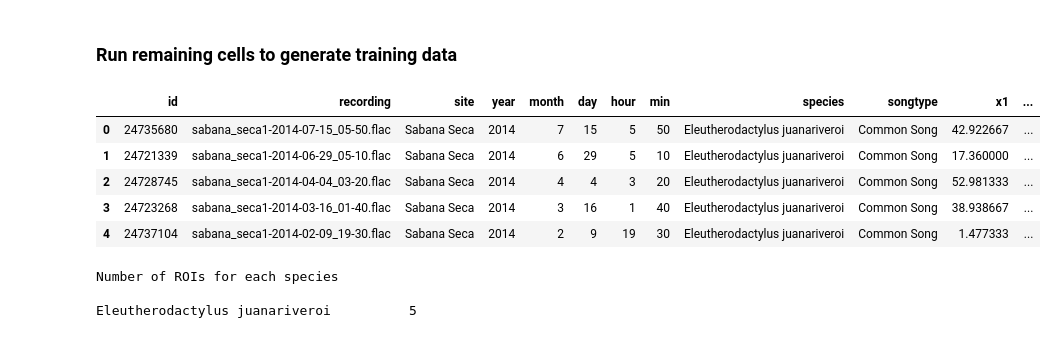
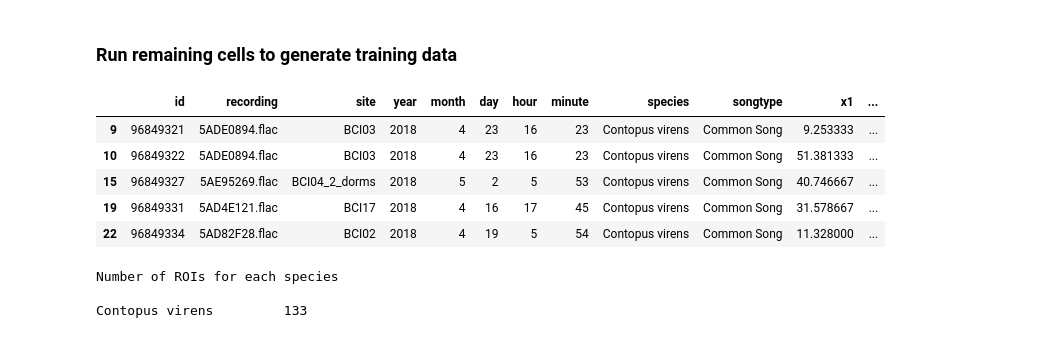
Before and after one commit to andrewcottam/arbimon2-cnn, a Jupyter notebook: 1_generate_training_files_from_annotation.ipynb, the cells around one changed output. Saved outputs shown, nothing was run; the diff lists cells and outputs as text; code cells hidden in the pictures.

```diff
--- a/1_generate_training_files_from_annotation.ipynb
+++ b/1_generate_training_files_from_annotation.ipynb
@@ -30,17 +30,18 @@ def download_rec(uri, rec_dir, filename):
 3. sound_annotation_file - File storing template matching validation metadata
 4. (Optional) sampling_rate - rate to resample training data recordings to
 # %%
-data_dir = '/home/jupyter/arbimon2-cnn/data/'
-train_set_dir = '/home/jupyter/arbimon2-cnn/data/train_tp/' # Folder where training data will be stored
+data_dir = '/home/jupyter/arbimon2-cnn/data/' #Added by andrew
+train_set_dir = '/home/jupyter/arbimon2-cnn/data/train_tp/' # Folder where training data will be stored - true positives
+train_dir_fp = '/home/jupyter/arbimon2-cnn/data/train_fp/' # directory with examples of false-positive spectrograms of each class
 recording_dir = '/home/jupyter/arbimon2-cnn/data/recordings/' # Folder holding recordings
-
-sound_annotation_files = ['./example_annotations.csv']
+# sound_annotation_files = ['./example_annotations.csv'] # pattern matching results from Arbimon
+sound_annotation_files = ['./Demo_MCC.csv'] # pattern matching results from Arbimon
 # File storing ROIs of detected sounds (animal calls)
 #     Required columns:
 #          species
 #          x1 (start time of sound)
 #          x2 (end time of sound)
-#          uri (recording file path)
+#          url (recording file path)
 
 sampling_rate = 48000 # training data recording sample rate
 # %% [markdown]
@@ -55,18 +58,20 @@ if not os.path.exists(train_set_dir):
 # %%
 if len(sound_annotation_files)==1:
-    rois= pd.read_csv(sound_annotation_files[0])
+    all_rois= pd.read_csv(sound_annotation_files[0])
+    is_validated = all_rois['validated']!='(not validated)'
+    all_rois = all_rois[is_validated] # only the validated recordings
 elif len(sound_annotation_files)==0:
     print('Must provide an annotation file')
 elif len(sound_annotation_files)>1:
-    rois = pd.read_csv(sound_annotation_files[0])
+    all_rois = pd.read_csv(sound_annotation_files[0])
     for i in sound_annotation_files[1:]:
         tmp = pd.read_csv(sound_annotation_files[i])
-        rois = pd.concat([rois,tmp])
-rois.head()
+        all_rois = pd.concat([all_rois,tmp])
+all_rois.head()
 # %% [output]
-|  | id | recording | site | year | month | day | hour | min | species | songtype | x1 | ... |
-| 0 | 24735680 | sabana_seca1-2014-07-15_05-50.flac | Sabana Seca | 2014 | 7 | 15 | 5 | 50 | Eleutherodactylus juanariveroi | Common Song | 42.922667 | ... |
-| 1 | 24721339 | sabana_seca1-2014-06-29_05-10.flac | Sabana Seca | 2014 | 6 | 29 | 5 | 10 | Eleutherodactylus juanariveroi | Common Song | 17.360000 | ... |
-| 2 | 24728745 | sabana_seca1-2014-04-04_03-20.flac | Sabana Seca | 2014 | 4 | 4 | 3 | 20 | Eleutherodactylus juanariveroi | Common Song | 52.981333 | ... |
-| 3 | 24723268 | sabana_seca1-2014-03-16_01-40.flac | Sabana Seca | 2014 | 3 | 16 | 1 | 40 | Eleutherodactylus juanariveroi | Common Song | 38.938667 | ... |
-| 4 | 24737104 | sabana_seca1-2014-02-09_19-30.flac | Sabana Seca | 2014 | 2 | 9 | 19 | 30 | Eleutherodactylus juanariveroi | Common Song | 1.477333 | ... |
+|  | id | recording | site | year | month | day | hour | minute | species | songtype | x1 | ... |
+| 9 | 96849321 | 5ADE0894.flac | BCI03 | 2018 | 4 | 23 | 16 | 23 | Contopus virens | Common Song | 9.253333 | ... |
+| 10 | 96849322 | 5ADE0894.flac | BCI03 | 2018 | 4 | 23 | 16 | 23 | Contopus virens | Common Song | 51.381333 | ... |
+| 15 | 96849327 | 5AE95269.flac | BCI04_2_dorms | 2018 | 5 | 2 | 5 | 53 | Contopus virens | Common Song | 40.746667 | ... |
+| 19 | 96849331 | 5AD4E121.flac | BCI17 | 2018 | 4 | 16 | 17 | 45 | Contopus virens | Common Song | 31.578667 | ... |
+| 22 | 96849334 | 5AD82F28.flac | BCI02 | 2018 | 4 | 19 | 5 | 54 | Contopus virens | Common Song | 11.328000 | ... |
@@ -80,9 +78,8 @@ rois['uri'] = [i[1].uri.split('detections')[0]+
 # %%
 print('Number of ROIs for each species\n')
-
-for i in list(set(rois.species)):
-    print(str(i)+'\t\t'+str(len(rois[rois.species==i])))
+for i in list(set(all_rois.species)):
+    print(str(i)+'\t\t'+str(len(all_rois[all_rois.species==i])))
 # %% [output]
 Number of ROIs for each species
 
-Eleutherodactylus juanariveroi          5
+Contopus virens         133
```
Also changed, not shown: parts of 4 cells of this notebook, 1 other file.
